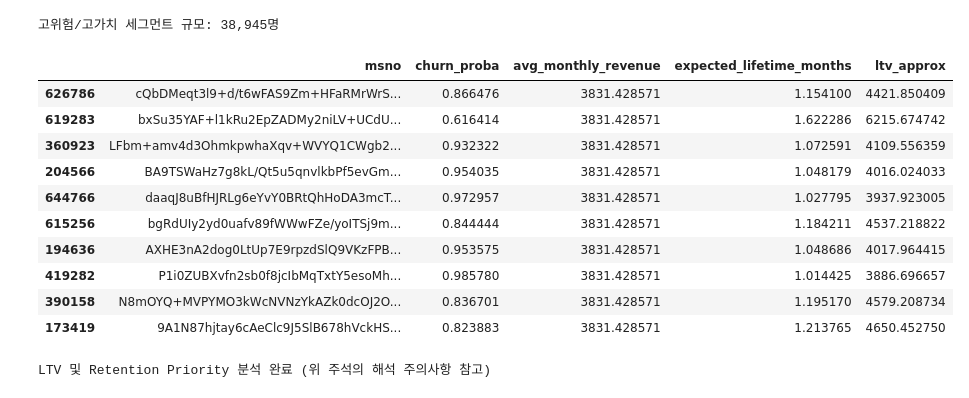
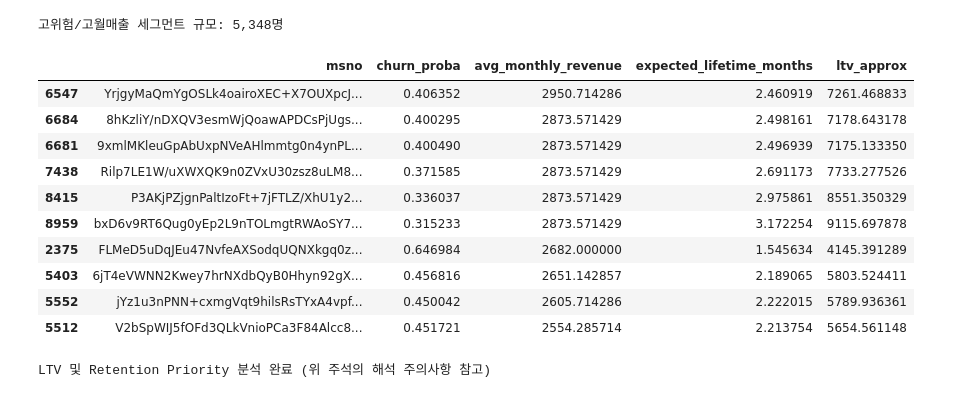
Before and after one commit to SKNETWORKS-FAMILY-AICAMP/SKN34-2nd-2Team, a Jupyter notebook: analytics/04_ltv.ipynb, the cells around one changed output. Cells and saved outputs as stored; diff of their text form; code cells hidden in the pictures.

Commit message:
feat: Enhanced v2 기반 analytics 파이프라인 갱신

```diff
--- a/analytics/04_ltv.ipynb
+++ b/analytics/04_ltv.ipynb
@@ -117,28 +118,31 @@ max     73542.857143
 # %%
-import json
-
-with open(MODELS_DIR / "best_params.json") as f:
-    best_params = json.load(f)
+with open(MODELS_DIR / "lightgbm_enhanced_v2_meta.json", encoding="utf-8") as f:
+    model_meta = json.load(f)
 
 # "고위험" 기준: population median 대신 모델의 F1-최적 threshold를 사용한다.
 # 이유: churn_proba 분포가 심하게 치우쳐 있어(중앙값 0.012, 평균 0.107, 최대 0.998) median split을 쓰면
 # 절대적으로는 위험하지 않은 유저(확률 1~2%)까지 "고위험"으로 분류되는 문제가 있었다.
-# threshold(0.326)는 02단계 Optuna 튜닝에서 valid셋 F1을 최대화하도록 실제로 고른 값이라 더 의미 있는 기준선이다.
+# threshold는 Enhanced v2 Validation F1을 최대화하도록 선택한 값이다.
 #
 # "가치" 기준: ltv_approx 대신 avg_monthly_revenue(현재 월평균 매출)를 사용한다.
 # 이유: ltv_approx = 매출 x (1/이탈확률)이라서 고위험 유저는 기대수명이 구조적으로 짧아지고,
 # 그 결과 아무리 매출이 높아도 population 전체의 ltv_approx 중앙값을 못 넘는 문제가 실제로 발생했다
-# (고위험/고가치 세그먼트가 0명으로 나옴). 위험도와 현재 가치를 서로 독립적인 축으로 봐야
+# (고위험/고가치 세그먼트가 0명으로 나옴). 위험도와 현재 월매출을 서로 독립적인 축으로 봐야
 # 두 축을 곱해서 만든 파생 지표(ltv_approx)로 다시 축을 나누는 순환 논리를 피할 수 있다.
-RISK_THRESHOLD = best_params["threshold"]
+RISK_THRESHOLD = model_meta["threshold"]
 revenue_median = ltv_df["avg_monthly_revenue"].median()
 
-def quadrant(row):
-    risk = "고위험" if row["churn_proba"] >= RISK_THRESHOLD else "저위험"
-    value = "고가치" if row["avg_monthly_revenue"] >= revenue_median else "저가치"
-    return f"{risk}/{value}"
+ltv_df["risk_tier"] = np.where(ltv_df["churn_proba"] >= RISK_THRESHOLD, "고위험", "저위험")
+ltv_df["revenue_tier"] = np.where(ltv_df["avg_monthly_revenue"] >= revenue_median, "고월매출", "저월매출")
+ltv_df["segment"] = ltv_df["risk_tier"] + "/" + ltv_df["revenue_tier"]
+print(f"고위험 기준 threshold: {RISK_THRESHOLD:.4f}, 고월매출 기준 중앙값: {revenue_median:.1f} NTD")
+print(ltv_df["segment"].value_counts())
 
-ltv_df["segment"] = ltv_df.apply(quadrant, axis=1)
-print(f"고위험 기준 threshold: {RISK_THRESHOLD:.4f}, 고가치 기준 월매출 중앙값: {revenue_median:.1f} NTD")
-print(ltv_df["segment"].value_counts())
+OUTPUT_COLS = [
+    "msno", "churn_proba", "risk_tier", "revenue_tier", "segment",
+    "avg_monthly_revenue", "expected_lifetime_months", "ltv_approx",
+    "days_to_expire", "days_since_last_txn",
+]
+ltv_df[OUTPUT_COLS].to_csv(DASH_DATA / "customer_ltv_segments.csv", index=False)
+print(f"DB 적재 원천 저장: {DASH_DATA / 'customer_ltv_segments.csv'}")
 # %% [output]
@@ -171,25 +242,25 @@ plt.show()
 # %%
-# "고위험/고가치" 세그먼트 예시 (실제 액션은 취하지 않음, 우선순위 후보군 식별 데모)
+# "고위험/고월매출" 세그먼트 예시 (실제 액션은 취하지 않음, 우선순위 후보군 식별 데모)
 top_priority = (
-    ltv_df[ltv_df["segment"] == "고위험/고가치"]
+    ltv_df[ltv_df["segment"] == "고위험/고월매출"]
     .sort_values("avg_monthly_revenue", ascending=False)
     .head(10)[["msno", "churn_proba", "avg_monthly_revenue", "expected_lifetime_months", "ltv_approx"]]
 )
-print(f"고위험/고가치 세그먼트 규모: {(ltv_df['segment'] == '고위험/고가치').sum():,}명")
+print(f"고위험/고월매출 세그먼트 규모: {(ltv_df['segment'] == '고위험/고월매출').sum():,}명")
 top_priority
 # %% [output]
-고위험/고가치 세그먼트 규모: 38,945명
+고위험/고월매출 세그먼트 규모: 5,348명
 |  | msno | churn_proba | avg_monthly_revenue | expected_lifetime_months | ltv_approx |
-| 626786 | cQbDMeqt3l9+d/t6wFAS9Zm+HFaRMrWrS... | 0.866476 | 3831.428571 | 1.154100 | 4421.850409 |
-| 619283 | bxSu35YAF+l1kRu2EpZADMy2niLV+UCdU... | 0.616414 | 3831.428571 | 1.622286 | 6215.674742 |
-| 360923 | LFbm+amv4d3OhmkpwhaXqv+WVYQ1CWgb2... | 0.932322 | 3831.428571 | 1.072591 | 4109.556359 |
-| 204566 | BA9TSWaHz7g8kL/Qt5u5qnvlkbPf5evGm... | 0.954035 | 3831.428571 | 1.048179 | 4016.024033 |
-| 644766 | daaqJ8uBfHJRLg6eYvY0BRtQhHoDA3mcT... | 0.972957 | 3831.428571 | 1.027795 | 3937.923005 |
-| 615256 | bgRdUIy2yd0uafv89fWWwFZe/yoITSj9m... | 0.844444 | 3831.428571 | 1.184211 | 4537.218822 |
-| 194636 | AXHE3nA2dog0LtUp7E9rpzdSlQ9VKzFPB... | 0.953575 | 3831.428571 | 1.048686 | 4017.964415 |
-| 419282 | P1i0ZUBXvfn2sb0f8jcIbMqTxtY5esoMh... | 0.985780 | 3831.428571 | 1.014425 | 3886.696657 |
-| 390158 | N8mOYQ+MVPYMO3kWcNVNzYkAZk0dcOJ2O... | 0.836701 | 3831.428571 | 1.195170 | 4579.208734 |
-| 173419 | 9A1N87hjtay6cAeClc9J5SlB678hVckHS... | 0.823883 | 3831.428571 | 1.213765 | 4650.452750 |
+| 6547 | YrjgyMaQmYgOSLk4oairoXEC+X7OUXpcJ... | 0.406352 | 2950.714286 | 2.460919 | 7261.468833 |
+| 6684 | 8hKzliY/nDXQV3esmWjQoawAPDCsPjUgs... | 0.400295 | 2873.571429 | 2.498161 | 7178.643178 |
+| 6681 | 9xmlMKleuGpAbUxpNVeAHlmmtg0n4ynPL... | 0.400490 | 2873.571429 | 2.496939 | 7175.133350 |
+| 7438 | Rilp7LE1W/uXWXQK9n0ZVxU30zsz8uLM8... | 0.371585 | 2873.571429 | 2.691173 | 7733.277526 |
+| 8415 | P3AKjPZjgnPaltIzoFt+7jFTLZ/XhU1y2... | 0.336037 | 2873.571429 | 2.975861 | 8551.350329 |
+| 8959 | bxD6v9RT6Qug0yEp2L9nTOLmgtRWAoSY7... | 0.315233 | 2873.571429 | 3.172254 | 9115.697878 |
+| 2375 | FLMeD5uDqJEu47NvfeAXSodqUQNXkgq0z... | 0.646984 | 2682.000000 | 1.545634 | 4145.391289 |
+| 5403 | 6jT4eVWNN2Kwey7hrNXdbQyB0Hhyn92gX... | 0.456816 | 2651.142857 | 2.189065 | 5803.524411 |
+| 5552 | jYz1u3nPNN+cxmgVqt9hilsRsTYxA4vpf... | 0.450042 | 2605.714286 | 2.222015 | 5789.936361 |
+| 5512 | V2bSpWIJ5fOFd3QLkVnioPCa3F84Alcc8... | 0.451721 | 2554.285714 | 2.213754 | 5654.561148 |
 # %%
 # ------------------------------------------------------------------
 # 해석 시 주의할 점
```
Also changed, not shown: parts of 7 cells of this notebook, 5 other files.
